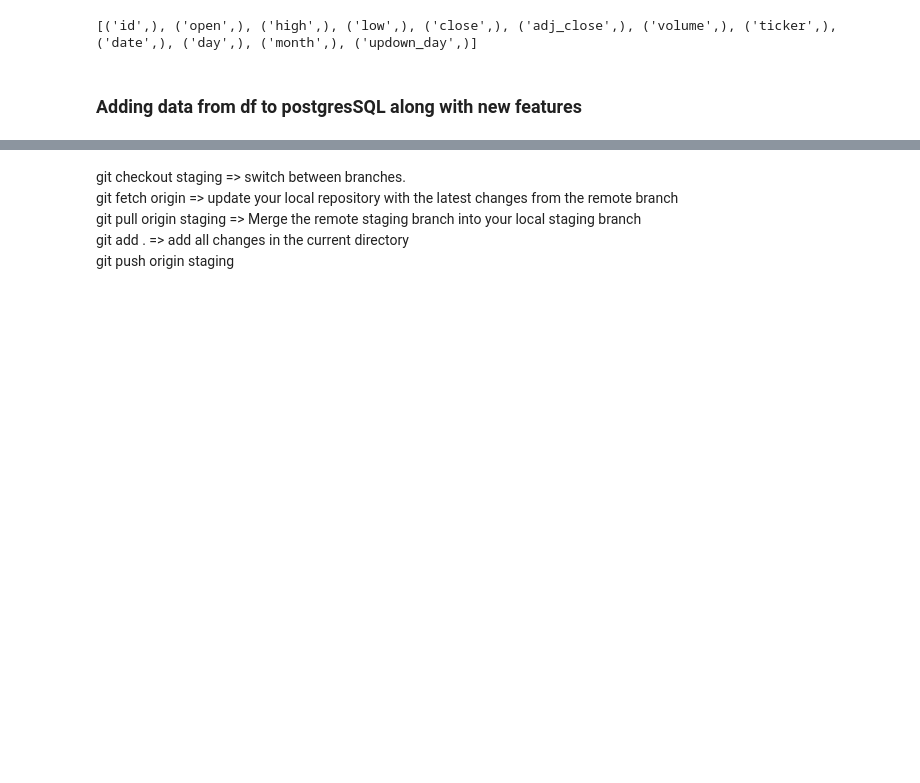
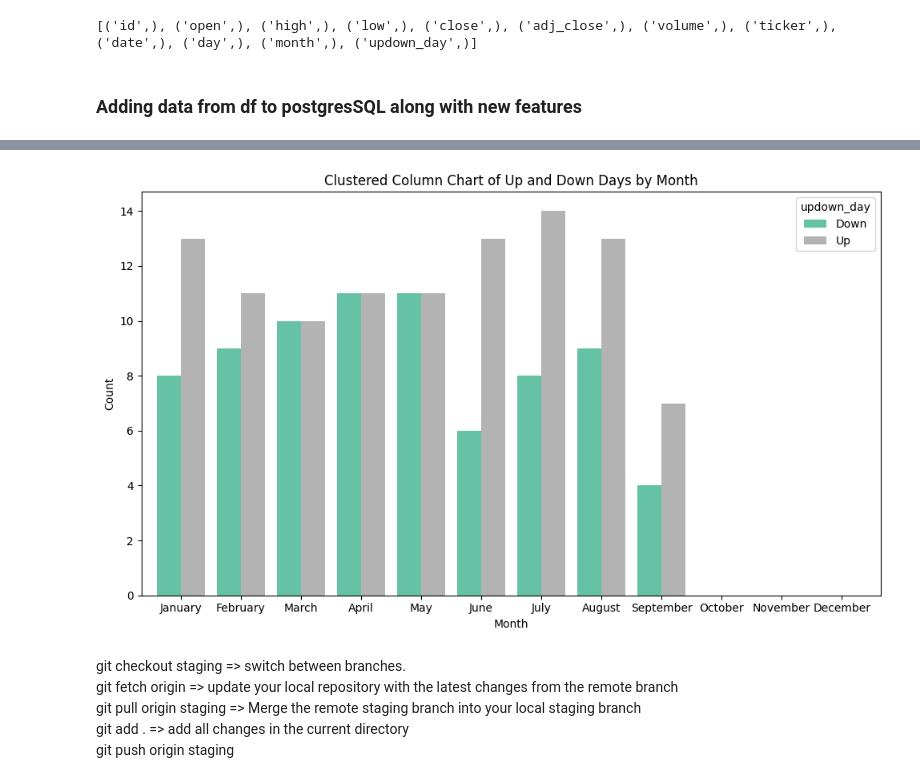
Before and after one commit to rindelicato/Nasdaq-Technical-Analysis-Trends, a Jupyter notebook: Stocks_Prices.ipynb, the cells around one changed output, grey strips where cells are left out. Saved outputs shown, nothing was run; the diff lists cells and outputs as text; code cells hidden in the pictures; blank space fills up the shorter version.

```diff
--- a/Stocks_Prices.ipynb
+++ b/Stocks_Prices.ipynb
@@ -214,0 +217,13 @@ df_pvtDay.head()
+# %%
+month_order = ['January', 'February', 'March', 'April', 'May', 'June',
+               'July', 'August', 'September', 'October', 'November', 'December']
+
+# Convert 'month' column in df_clean to a categorical variable with the correct month order
+df_clean['month'] = pd.Categorical(df_clean['month'], categories=month_order, ordered=True)
+# %%
+# create pivote table and assign it to a new dataframe df_pvtMonth
+df_pvtMonth = pd.pivot_table(df_clean, index='month', columns='updown_day', aggfunc='size', fill_value=0)
+
+# Calculate the total sales for each city and add it as a new column
+df_pvtMonth['% Up'] = (df_pvtMonth['Up'] / df_pvtMonth.sum(axis=1)) * 100
+df_pvtMonth.head()
@@ -215,3 +258,20 @@ df_pvtDay.head()
+# %%
+df_pvtMonth_plot = df_pvtMonth.drop(columns='% Up')
+
+# Plot the pivot table as a clustered column chart (vertical bars)
+df_pvtMonth_plot.plot(kind='bar', figsize=(10, 6), width=0.8, colormap='Set2')
+
+# Adding titles and labels
+plt.title('Clustered Column Chart of Up and Down Days by Month')
+plt.xlabel('Month')
+plt.ylabel('Count')
+plt.xticks(rotation=0)  # Keep month labels horizontal for better readability
+
+# Show the plot
+plt.tight_layout()  # Ensure the layout is nicely spaced
+plt.show()
+# %% [output]
+[figure, added]
 # %% [markdown]
 git checkout staging => switch between branches.<BR>
 git fetch origin => update your local repository with the latest changes from the remote branch<BR>
```
Also changed, not shown: parts of 8 cells of this notebook.
